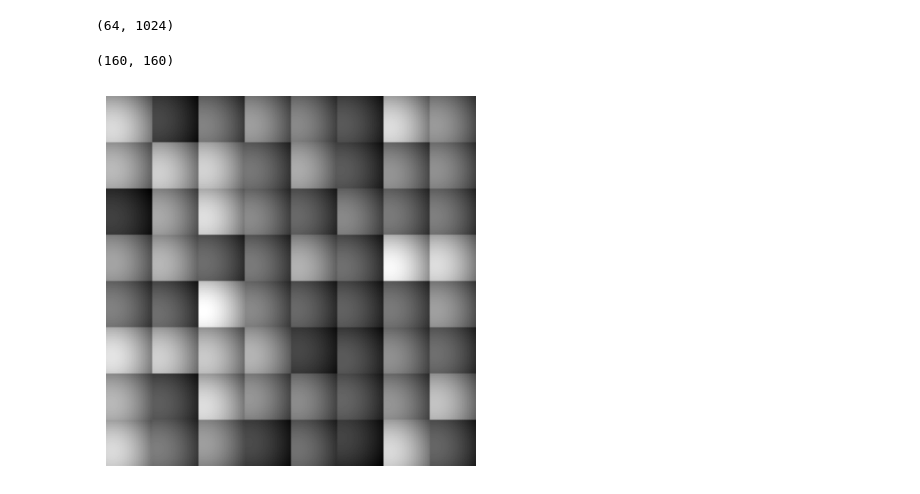
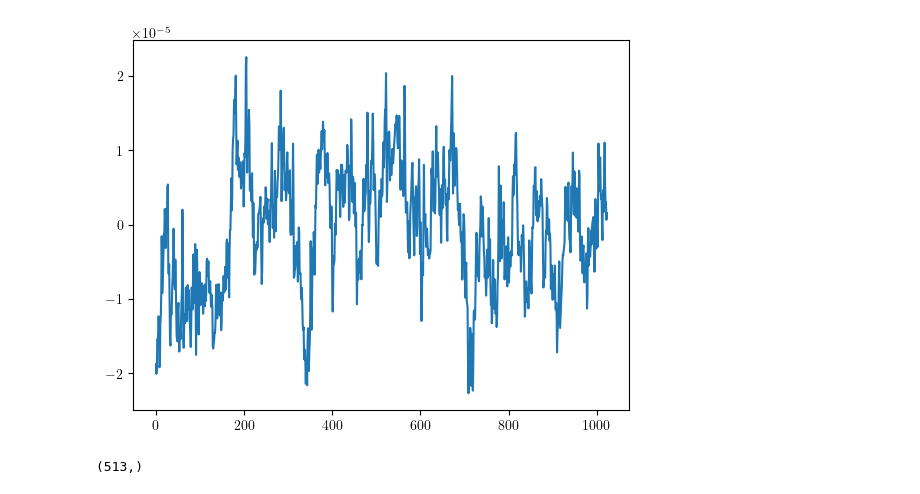
Before and after one commit to HCPS42/asmr-tda, a Jupyter notebook: src/research.ipynb, the cells around one changed output. Cells and saved outputs as stored; diff of their text form; code cells hidden in the pictures.

```diff
--- a/src/research.ipynb
+++ b/src/research.ipynb
@@ -5,4 +7,0 @@ df = load_intervals()
-# %%
-df['interval'][0].shape
-# %% [output]
-(64, 1024)
@@ -13,18 +8,29 @@ img = load_diagram_images()
-# %%
-img['diagram_image'][0].shape
-# %% [output]
-(160, 160)
 # %%
 import numpy as np
 
 import matplotlib.pyplot as plt
 
-# Assuming you have a 160x160 numpy array called 'image_array'
-image_array = img['diagram_image'][0]
-
-# Display the image
-plt.imshow(image_array, cmap='gray')
-plt.axis('off')
+interval = df['interval'][0][0]
+plt.plot(interval)
 plt.show()
 # %% [output]
-[figure, old version]
+[figure, new version]
+# %%
+from scipy.signal import periodogram
+
+def compute_periodograms(eeg_data):
+    n_channels, n_samples = eeg_data.shape
+    periodograms = []
+
+    for channel in range(n_channels):
+        f, Pxx = periodogram(eeg_data[channel], fs=1.0)  # fs is the sampling frequency
+        periodograms.append(Pxx)
+
+    return np.array(periodograms)
+
+interval = df['interval'][0]
+interval = np.sum(interval, axis=0)
+_, transformed_interval = periodogram(interval, fs=1.0)
+transformed_interval.shape
+# %% [output]
+(513,)
```
Also changed, not shown: parts of 5 cells of this notebook, 3 other files.
